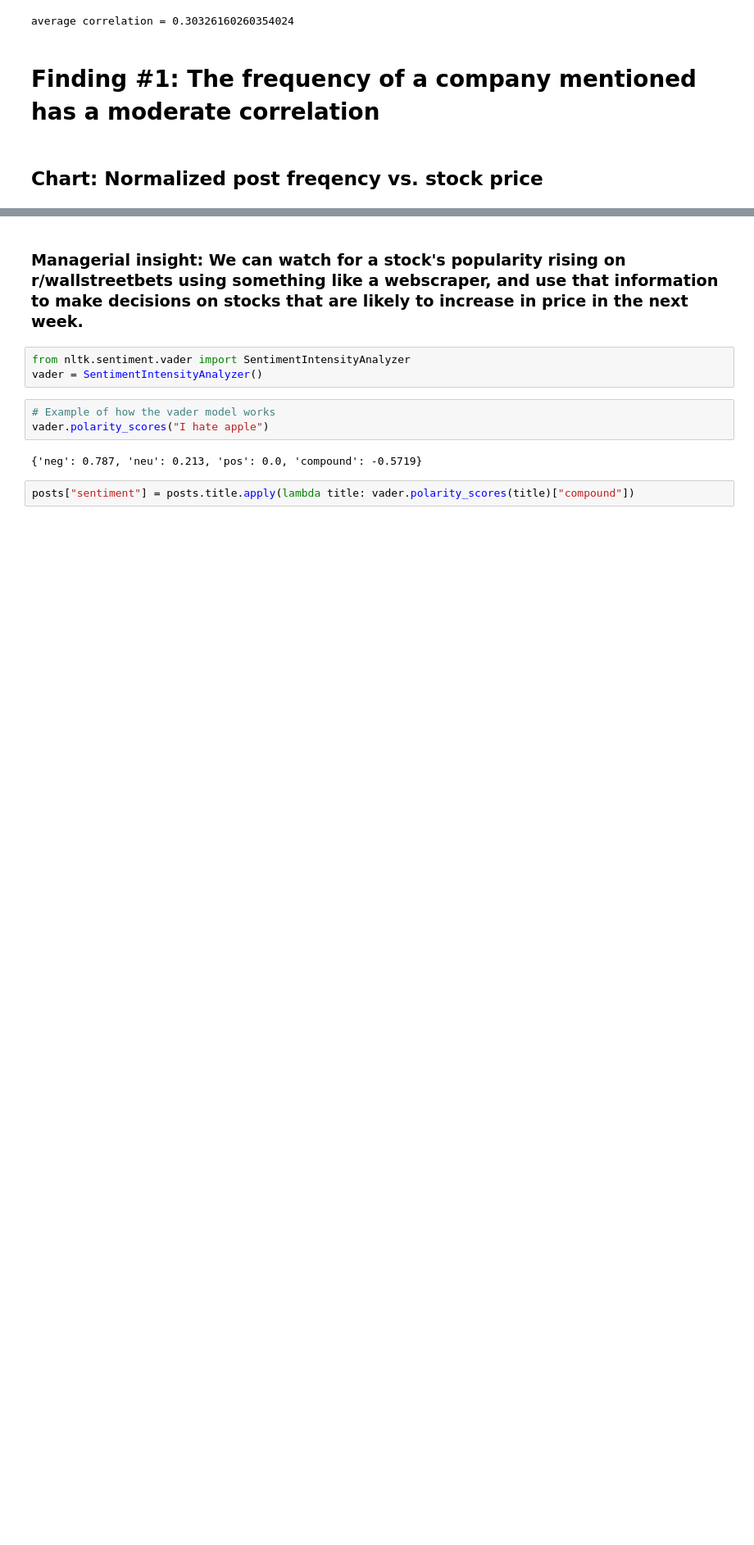
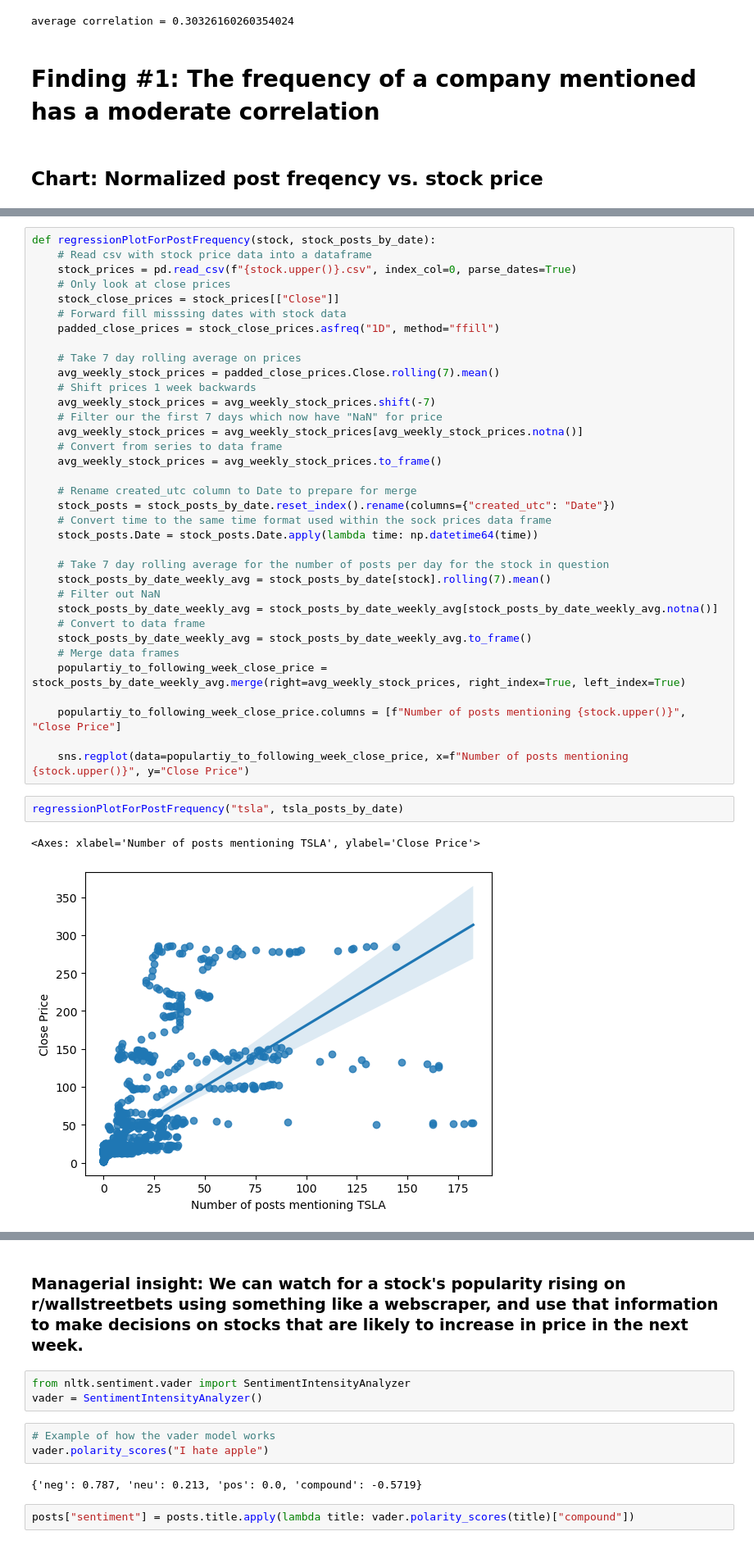
Before and after one commit to TJSolecki/wallstreetbets-data-analysis, a Jupyter notebook: FinalProject.ipynb, the cells around one changed output, grey strips where cells are left out. Shown at 82% size. Saved outputs shown, nothing was run; the diff lists cells and outputs as text; blank space fills up the shorter version.

```diff
--- a/FinalProject.ipynb
+++ b/FinalProject.ipynb
@@ -318,0 +320,40 @@ def normalizedPostFreqencyToRollingStockPriceChart(stock, stock_posts_by_date):
+# %%
+def regressionPlotForPostFrequency(stock, stock_posts_by_date):
+    # Read csv with stock price data into a dataframe
+    stock_prices = pd.read_csv(f"{stock.upper()}.csv", index_col=0, parse_dates=True)
+    # Only look at close prices
+    stock_close_prices = stock_prices[["Close"]]
+    # Forward fill misssing dates with stock data
+    padded_close_prices = stock_close_prices.asfreq("1D", method="ffill")
+
+    # Take 7 day rolling average on prices
+    avg_weekly_stock_prices = padded_close_prices.Close.rolling(7).mean()
+    # Shift prices 1 week backwards
+    avg_weekly_stock_prices = avg_weekly_stock_prices.shift(-7)
+    # Filter our the first 7 days which now have "NaN" for price
+    avg_weekly_stock_prices = avg_weekly_stock_prices[avg_weekly_stock_prices.notna()]
+    # Convert from series to data frame
+    avg_weekly_stock_prices = avg_weekly_stock_prices.to_frame()
+
+    # Rename created_utc column to Date to prepare for merge
+    stock_posts = stock_posts_by_date.reset_index().rename(columns={"created_utc": "Date"})
+    # Convert time to the same time format used within the sock prices data frame
+    stock_posts.Date = stock_posts.Date.apply(lambda time: np.datetime64(time))
+
+    # Take 7 day rolling average for the number of posts per day for the stock in question
+    stock_posts_by_date_weekly_avg = stock_posts_by_date[stock].rolling(7).mean()
+    # Filter out NaN
+    stock_posts_by_date_weekly_avg = stock_posts_by_date_weekly_avg[stock_posts_by_date_weekly_avg.notna()]
+    # Convert to data frame
+    stock_posts_by_date_weekly_avg = stock_posts_by_date_weekly_avg.to_frame()
+    # Merge data frames
+    populartiy_to_following_week_close_price = stock_posts_by_date_weekly_avg.merge(right=avg_weekly_stock_prices, right_index=True, left_index=True)
+
+    populartiy_to_following_week_close_price.columns = [f"Number of posts mentioning {stock.upper()}", "Close Price"]
+
+    sns.regplot(data=populartiy_to_following_week_close_price, x=f"Number of posts mentioning {stock.upper()}", y="Close Price")
+# %%
+regressionPlotForPostFrequency("tsla", tsla_posts_by_date)
+# %% [output]
+<Axes: xlabel='Number of posts mentioning TSLA', ylabel='Close Price'>
+[figure, added]
```
Also changed, not shown: parts of 17 cells of this notebook, 1 other file.
